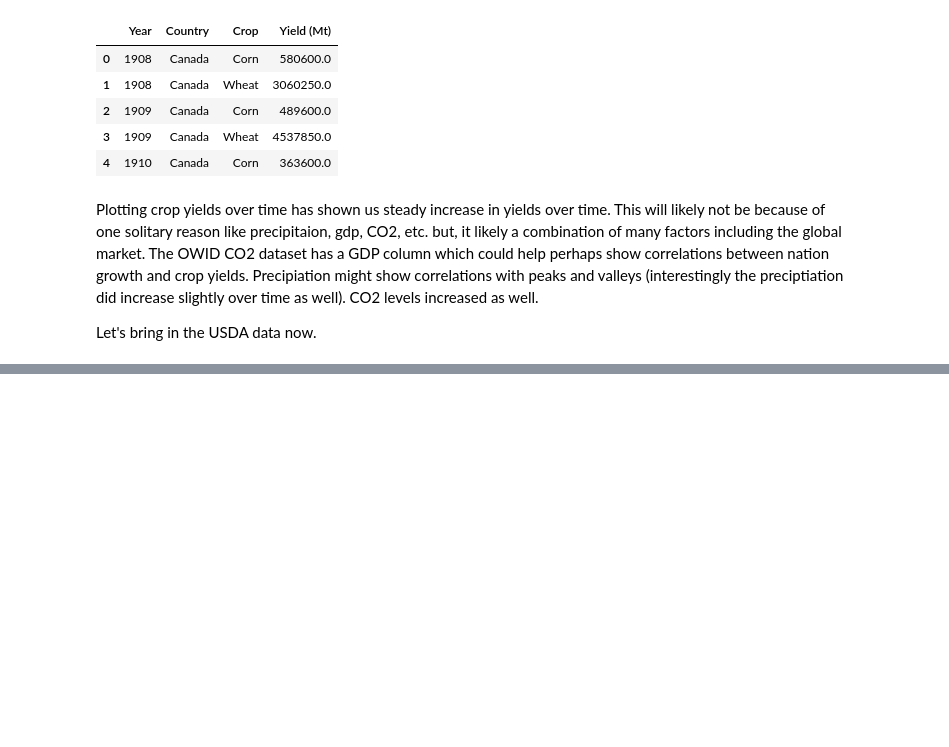
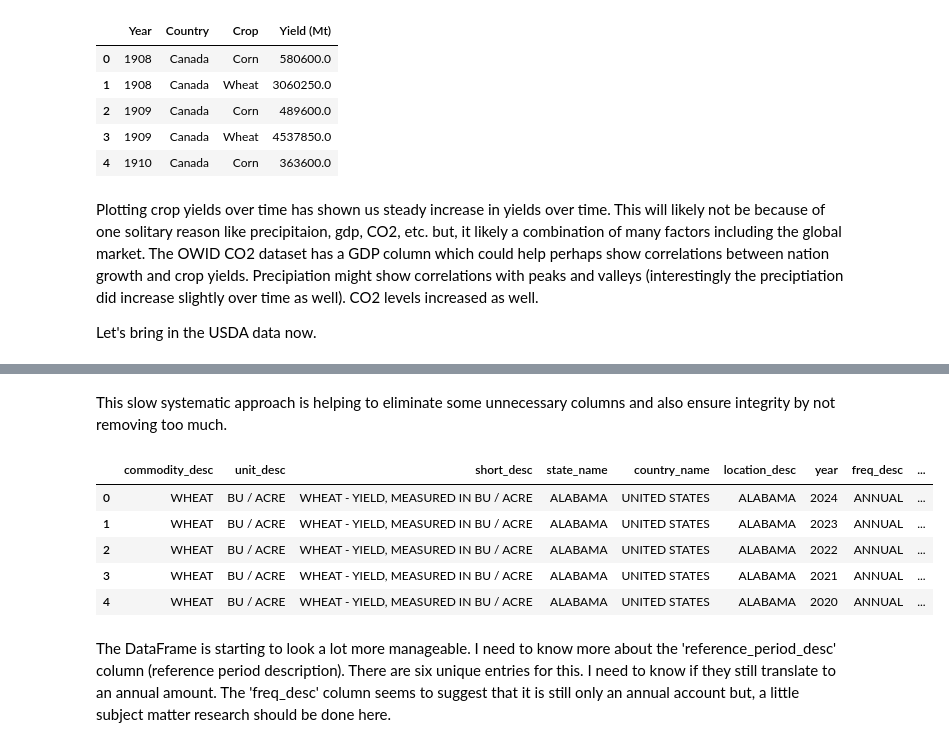
Before and after one commit to nickbartram/climate_agriculture_impact, a Jupyter notebook: crop_data.ipynb, the cells around one changed output, grey strips where cells are left out. Cells and saved outputs as stored; diff of their text form; code cells hidden in the pictures; blank space fills up the shorter version.

```diff
--- a/crop_data.ipynb
+++ b/crop_data.ipynb
@@ -266,0 +459,15 @@ USDA_df.head()
+# %% [markdown]
+This slow systematic approach is helping to eliminate some unnecessary columns and also ensure integrity by not removing too much.
+# %%
+# Drop a few more columns after review
+USDA_wheat_df= USDA_wheat_df.drop(columns=['begin_code', 'end_code', 'load_time'])
+USDA_wheat_df.head()
+# %% [output]
+|  | commodity_desc | unit_desc | short_desc | state_name | country_name | location_desc | year | freq_desc | ... |
+| 0 | WHEAT | BU / ACRE | WHEAT - YIELD, MEASURED IN BU / ACRE | ALABAMA | UNITED STATES | ALABAMA | 2024 | ANNUAL | ... |
+| 1 | WHEAT | BU / ACRE | WHEAT - YIELD, MEASURED IN BU / ACRE | ALABAMA | UNITED STATES | ALABAMA | 2023 | ANNUAL | ... |
+| 2 | WHEAT | BU / ACRE | WHEAT - YIELD, MEASURED IN BU / ACRE | ALABAMA | UNITED STATES | ALABAMA | 2022 | ANNUAL | ... |
+| 3 | WHEAT | BU / ACRE | WHEAT - YIELD, MEASURED IN BU / ACRE | ALABAMA | UNITED STATES | ALABAMA | 2021 | ANNUAL | ... |
+| 4 | WHEAT | BU / ACRE | WHEAT - YIELD, MEASURED IN BU / ACRE | ALABAMA | UNITED STATES | ALABAMA | 2020 | ANNUAL | ... |
+# %% [markdown]
+The DataFrame is starting to look a lot more manageable. I need to know more about the 'reference_period_desc' column (reference period description). There are six unique entries for this. I need to know if they still translate to an annual amount. The 'freq_desc' column seems to suggest that it is still only an annual account but, a little subject matter research should be done here.
```
Also changed, not shown: parts of 31 cells of this notebook, 2 other files.
